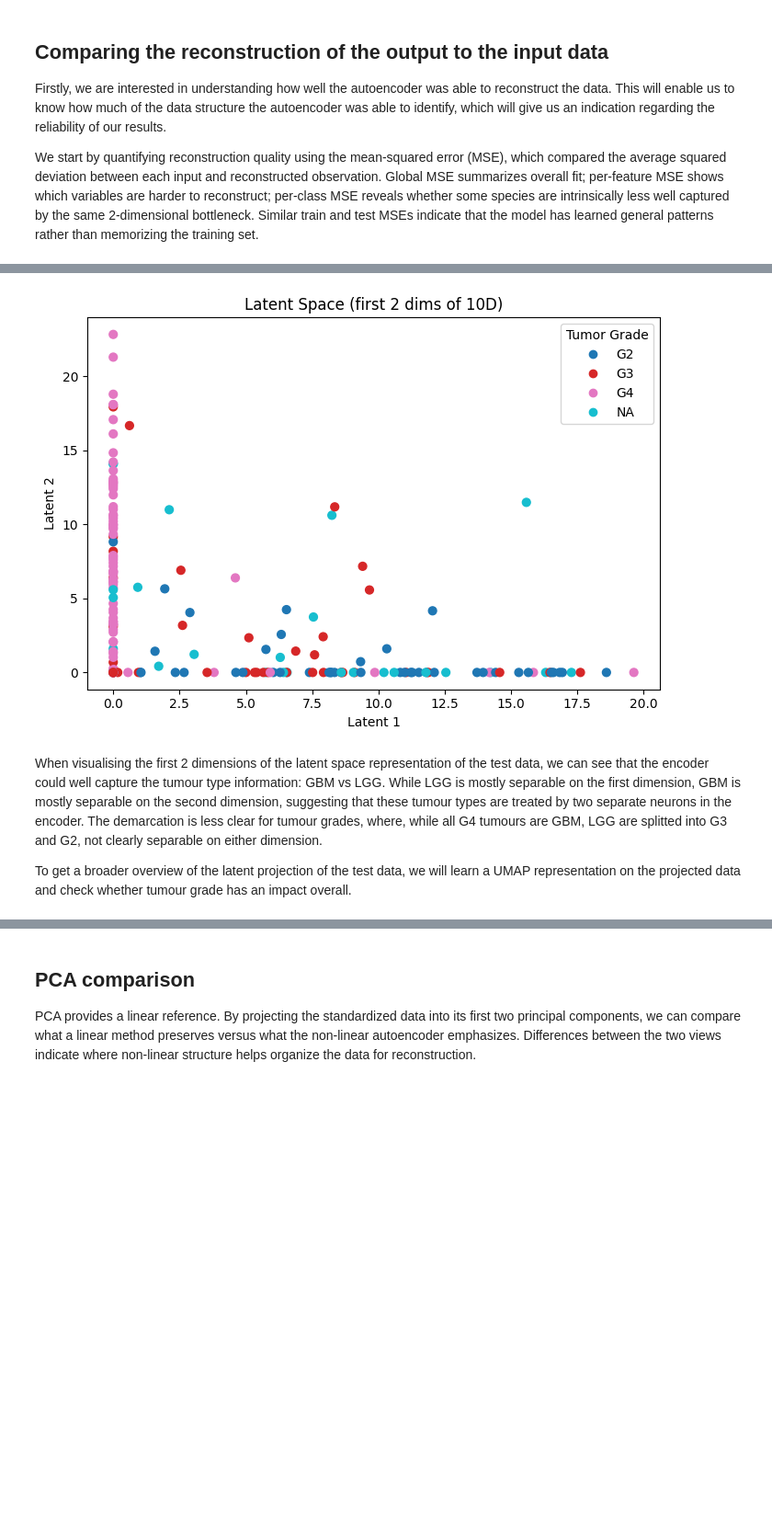
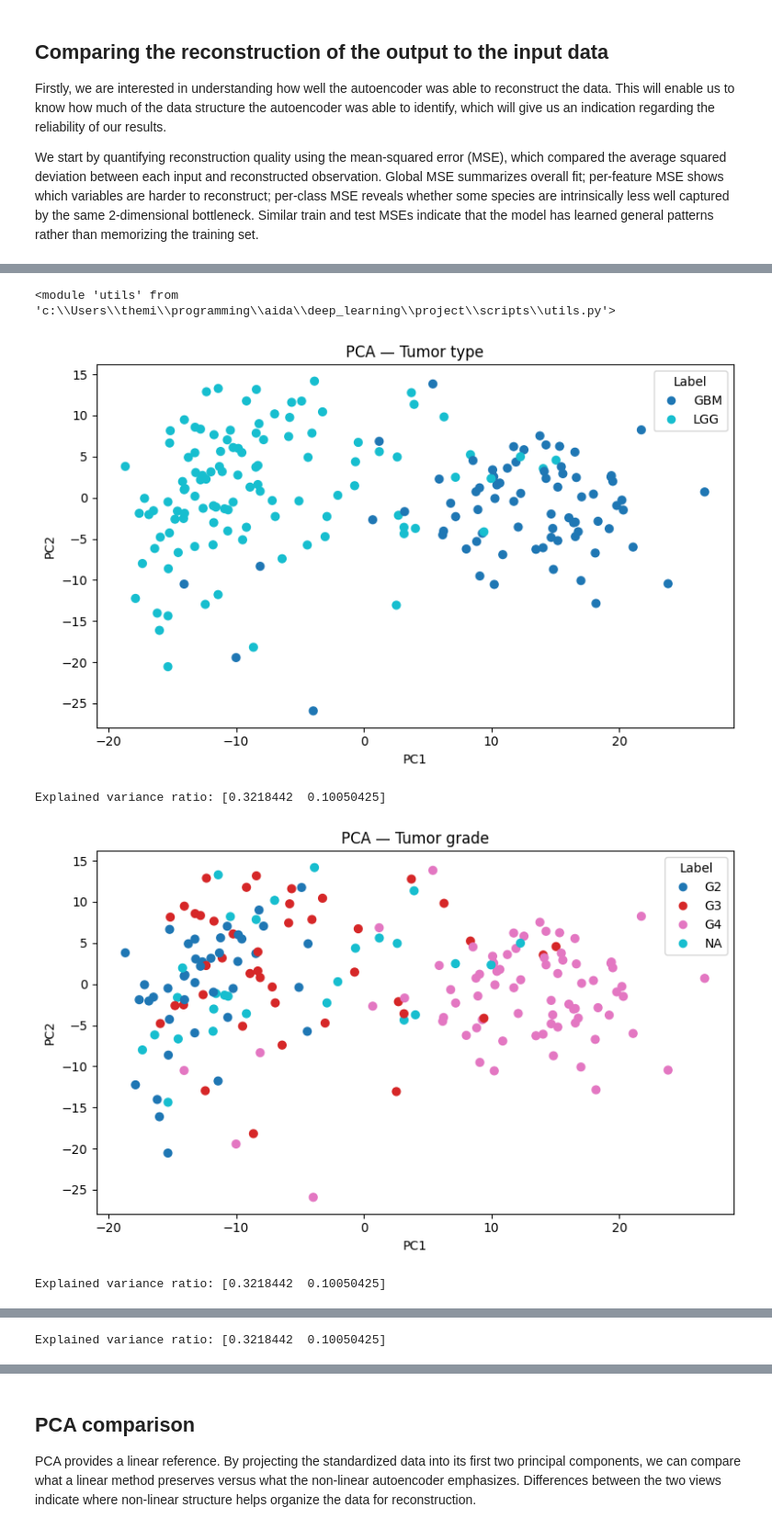
Before and after one commit to themishalka/Project-Deep-Learning, a Jupyter notebook: scripts/analysis_ae.ipynb, the cells around one changed output, grey strips where cells are left out. Shown at 92% size. Drawn from its saved outputs; the diff is of its cells as text; code cells hidden in the pictures; blank space fills up the shorter version.

```diff
--- a/scripts/analysis_ae.ipynb
+++ b/scripts/analysis_ae.ipynb
@@ -294,48 +303,14 @@ plt.show()
-# %%
-plt.figure(figsize=(7, 5))
-if Z_test.shape[1] == 1:
-    plt.scatter(
-        Z_test[:, 0],
-        np.zeros_like(Z_test[:, 0]),
-        c=colors_grade, cmap="tab10", s=40
-    )
-    plt.xlabel("Latent 1")
-    plt.title("Latent Space (1D)")
-
-elif Z_test.shape[1] == 2:
-    plt.scatter(
-        Z_test[:, 0], Z_test[:, 1],
-        c=colors_grade, cmap="tab10", s=40
-    )
-    plt.xlabel("Latent 1")
-    plt.ylabel("Latent 2")
-    plt.title("Latent Space (2D)")
-
-else:
-    plt.scatter(
-        Z_test[:, 0], Z_test[:, 1],
-        c=colors_grade, cmap="tab10", s=40
-    )
-    plt.xlabel("Latent 1")
-    plt.ylabel("Latent 2")
-    plt.title(f"Latent Space (first 2 dims of {Z_test.shape[1]}D)")
-
-# legend for tumour grades
-cmap = plt.cm.tab10
-norm = matplotlib.colors.Normalize(vmin=colors_grade.min(), vmax=colors_grade.max())
-
-handles = [
-    plt.Line2D([], [], marker="o", linestyle="",
-               color=cmap(norm(i)), label=tt)
-    for i, tt in enumerate(grade_map.categories)
-]
-
-plt.legend(handles=handles, title="Tumor Grade", loc="upper right")
-plt.tight_layout()
-plt.show()
-# %% [output]
-[figure, removed]
-# %% [markdown]
-When visualising the first 2 dimensions of the latent space representation of the test data, we can see that the encoder could well capture the tumour type information: GBM vs LGG. While LGG is mostly separable on the first dimension, GBM is mostly separable on the second dimension, suggesting that these tumour types are treated by two separate neurons in the encoder. The demarcation is less clear for tumour grades, where, while all G4 tumours are GBM, LGG are splitted into G3 and G2, not clearly separable on either dimension.
-
-To get a broader overview of the latent projection of the test data, we will learn a UMAP representation on the projected data and check whether tumour grade has an impact overall.
+# %%
+importlib.reload(utils)
+# %% [output]
+<module 'utils' from 'c:\\Users\\themi\\programming\\aida\\deep_learning\\project\\scripts\\utils.py'>
+# %%
+# PCA projection
+utils.plot_pca(Z_test, tumor_map, title="PCA — Tumor type")
+utils.plot_pca(Z_test, grade_map, title="PCA — Tumor grade")
+utils.plot_pca(Z_test, subtype_map, title="PCA — Tumor subtype")
+# %% [output]
+[figure, added]
+Explained variance ratio: [0.3218442  0.10050425]
+[figure, added]
+Explained variance ratio: [0.3218442  0.10050425]
@@ -341,0 +318 @@ To get a broader overview of the latent projection of the test data, we will lea
+Explained variance ratio: [0.3218442  0.10050425]
```
Also changed, not shown: parts of 41 cells of this notebook, 5 other files.
